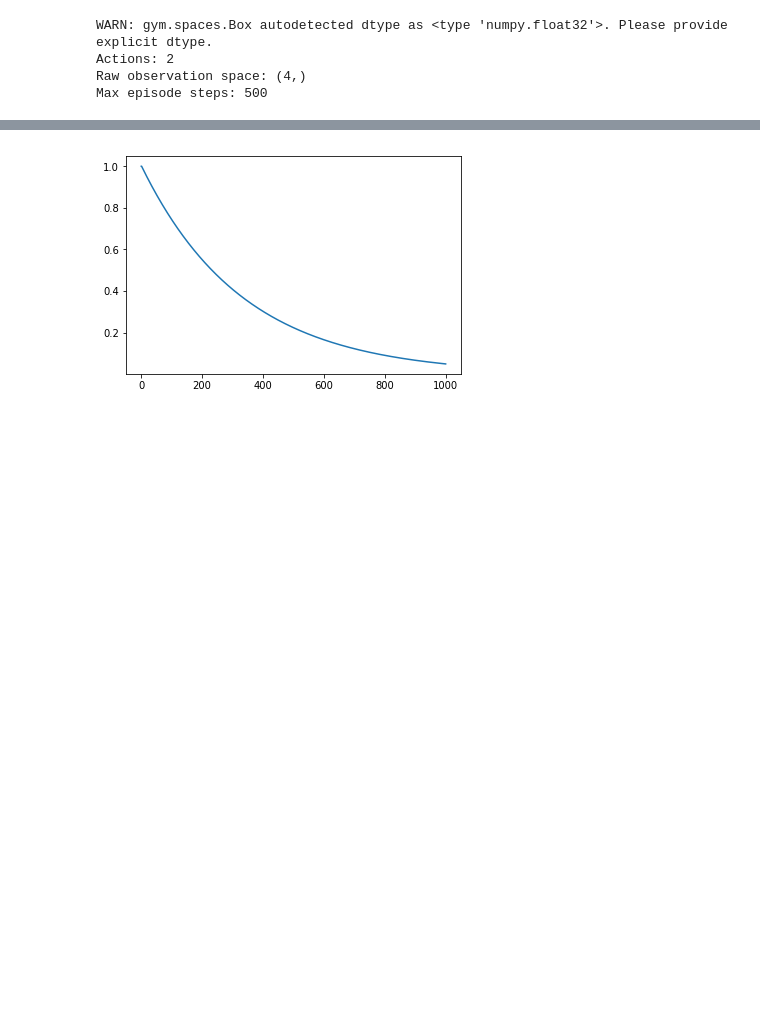
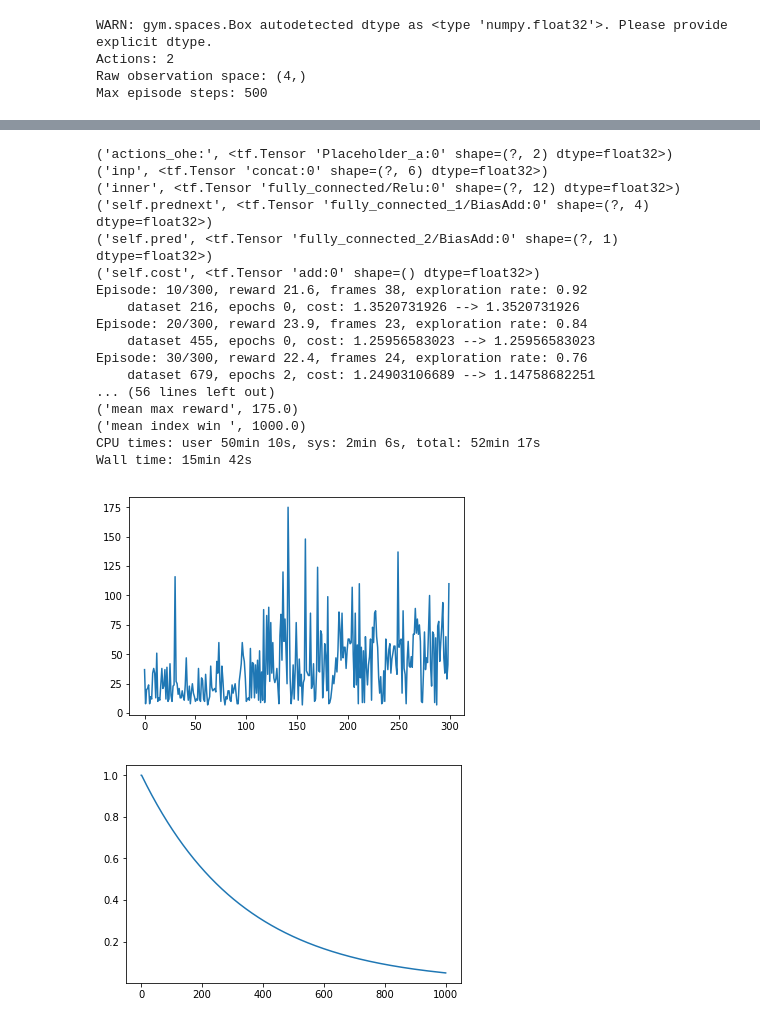
Before and after one commit to omikad/studying-ml, a Jupyter notebook: RL2/Experiments.ipynb, the cells around one changed output, grey strips where cells are left out. Saved outputs shown, nothing was run; the diff lists cells and outputs as text; code cells hidden in the pictures; blank space fills up the shorter version.

```diff
--- a/RL2/Experiments.ipynb
+++ b/RL2/Experiments.ipynb
@@ -563,3 +687,69 @@ Episode: 500/500, reward 98.4, frames 118, exploration rate: 0.051
+# %%
+%%time
+tf.reset_default_graph()
+
+params = LearningParameters(env, env.reset(), episodes_count=300)
+params.max_frame_in_episode = min(params.max_frame_in_episode, 500)
+params.learning_rate = 0.1
+params.epsilon_min = 0.05
+params.max_memory_size = 2000
+params.pong_reset_discounted_reward = False
+params.reward_is_time = False
+params.discount_rewards = True
+params.normalize_rewards = True
+params.show_output_count = 30
+agent = DqnAgentPredictDistantFuture(params)
+
+# Train on GPU
+config = tf.ConfigProto(log_device_placement=True)
+config.gpu_options.per_process_gpu_memory_fraction=0.7
+config.operation_timeout_in_ms=60000
+
+# Train on CPU
+# config = tf.ConfigProto(device_count = {'GPU': 0})
+
+stats_avg_rewards = []
+stats_max_rewards = []
+stats_index_over_200 = []
+
+for stat_i in range(1):
+    with tf.Session(config=config) as session:
+        session.run(tf.global_variables_initializer())
+
+        agent, rewards = train(session, env, agent, params)
+
+        rewards = np.array(rewards)
+        stats_avg_rewards.append(np.mean(rewards))
+        stats_max_rewards.append(np.max(rewards))
+        index_win = np.argmax(rewards >= 200)
+        stats_index_over_200.append(1000 if index_win == 0 else index_win)
+        print("Run {}: avg reward {}, max reward {}, index win {}".
+            format(stat_i, stats_avg_rewards[-1], stats_max_rewards[-1], stats_index_over_200[-1]))
+
+    plt.plot(rewards)
+
+print('mean avg reward', np.mean(stats_avg_rewards))
+print('mean max reward', np.mean(stats_max_rewards))
+print('mean index win ', np.mean(stats_index_over_200))
+# %% [output]
+('actions_ohe:', <tf.Tensor 'Placeholder_a:0' shape=(?, 2) dtype=float32>)
+('inp', <tf.Tensor 'concat:0' shape=(?, 6) dtype=float32>)
+('inner', <tf.Tensor 'fully_connected/Relu:0' shape=(?, 12) dtype=float32>)
+('self.prednext', <tf.Tensor 'fully_connected_1/BiasAdd:0' shape=(?, 4) dtype=float32>)
+('self.pred', <tf.Tensor 'fully_connected_2/BiasAdd:0' shape=(?, 1) dtype=float32>)
+('self.cost', <tf.Tensor 'add:0' shape=() dtype=float32>)
+Episode: 10/300, reward 21.6, frames 38, exploration rate: 0.92
+    dataset 216, epochs 0, cost: 1.3520731926 --> 1.3520731926
+Episode: 20/300, reward 23.9, frames 23, exploration rate: 0.84
+    dataset 455, epochs 0, cost: 1.25956583023 --> 1.25956583023
+Episode: 30/300, reward 22.4, frames 24, exploration rate: 0.76
+    dataset 679, epochs 2, cost: 1.24903106689 --> 1.14758682251
+... (56 lines left out)
+('mean max reward', 175.0)
+('mean index win ', 1000.0)
+CPU times: user 50min 10s, sys: 2min 6s, total: 52min 17s
+Wall time: 15min 42s
+[figure, added]
 # %%
 def plot_decay():
     rates = [params.epsilon_start]
```
Also changed, not shown: parts of 9 cells of this notebook, 3 other files.
